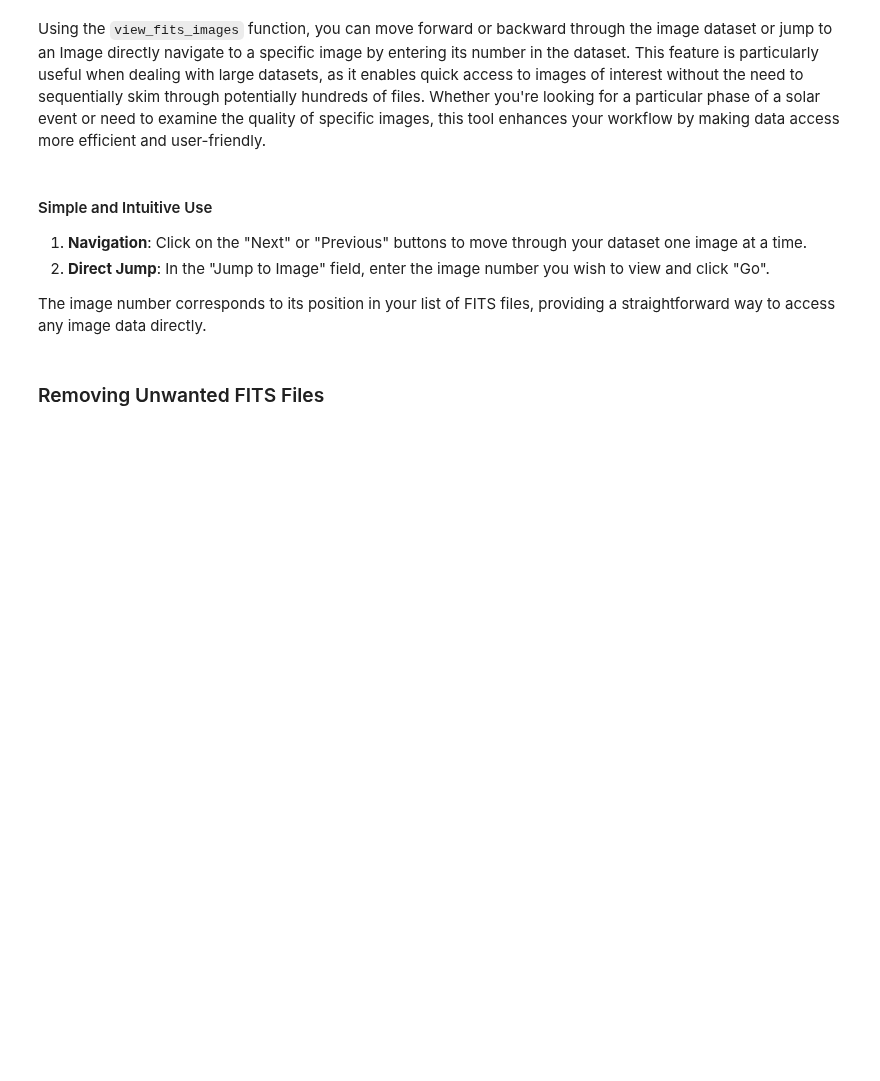
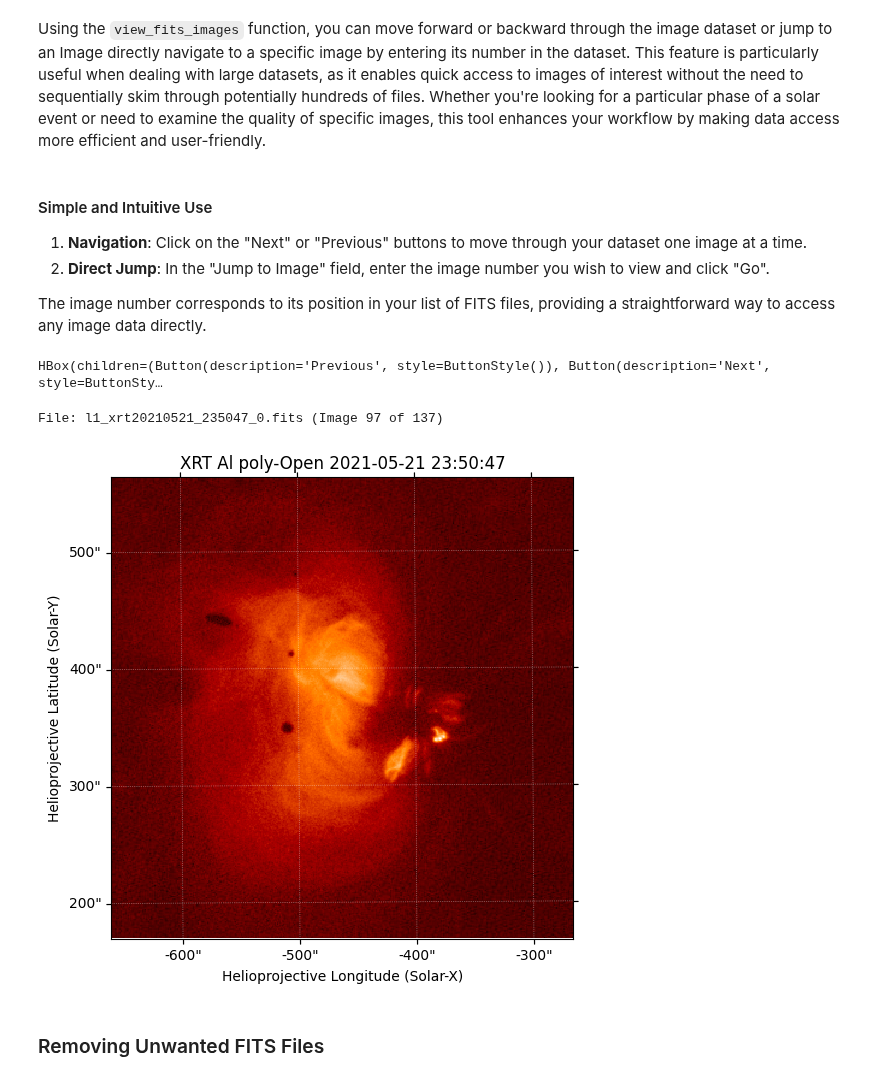
Before and after one commit to HinodeXRT/xrtpy, a Jupyter notebook: docs/notebooks/getting_started/A_Practical_Guide_to_Data_Extraction_and_Visualization.ipynb, the cells around one changed output. Saved outputs shown, nothing was run; the diff lists cells and outputs as text; code cells hidden in the pictures; blank space fills up the shorter version.

```diff
--- a/docs/notebooks/getting_started/A_Practical_Guide_to_Data_Extraction_and_Visualization.ipynb
+++ b/docs/notebooks/getting_started/A_Practical_Guide_to_Data_Extraction_and_Visualization.ipynb
@@ -332,0 +474,2 @@ xrt_Al_poly_384_Obs_FITs = filter_fits_files_by_XRT_dimensions(xrt_Al_poly_Obs_F
+# %%
+xrt_Al_poly_384_Obs_FITs_fixed_exposure_time =filter_fits_files_by_exposure_time(xrt_Al_poly_384_Obs_FITs)
@@ -418,7 +580,11 @@ def view_fits_images(fits_files):
 The image number corresponds to its position in your list of FITS files, providing a straightforward way to access any image data directly.
 # %%
 # We're going to use our filtered FITS data set: xrt_Al_poly_384_Obs_FITs
-view_fits_images(xrt_Al_poly_384_Obs_FITs)
+view_fits_images(xrt_Al_poly_384_Obs_FITs_fixed_exposure_time)
+# %% [output]
+HBox(children=(Button(description='Previous', style=ButtonStyle()), Button(description='Next', style=ButtonSty…
+File: l1_xrt20210521_235047_0.fits (Image 97 of 137)
+[figure, added]
 # %% [markdown]
 <a id="Removing-unwanted-FITS-Files"></a>
 ### Removing Unwanted FITS Files
```
Also changed, not shown: parts of 17 cells of this notebook.
